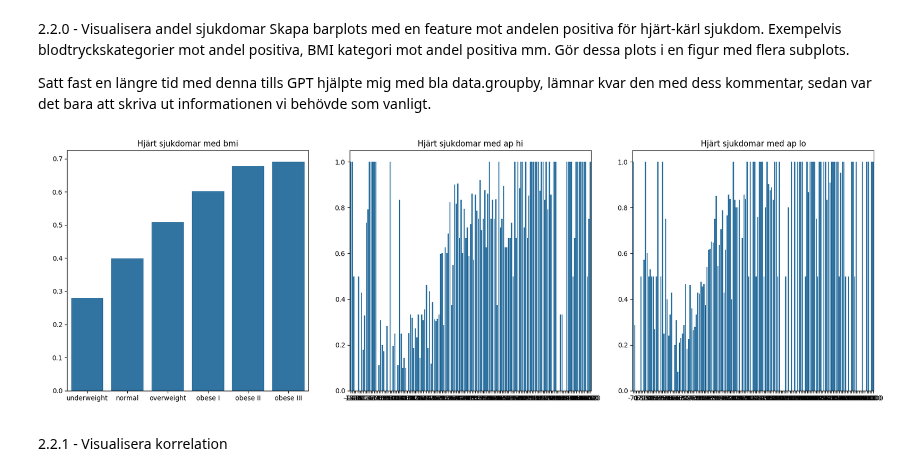
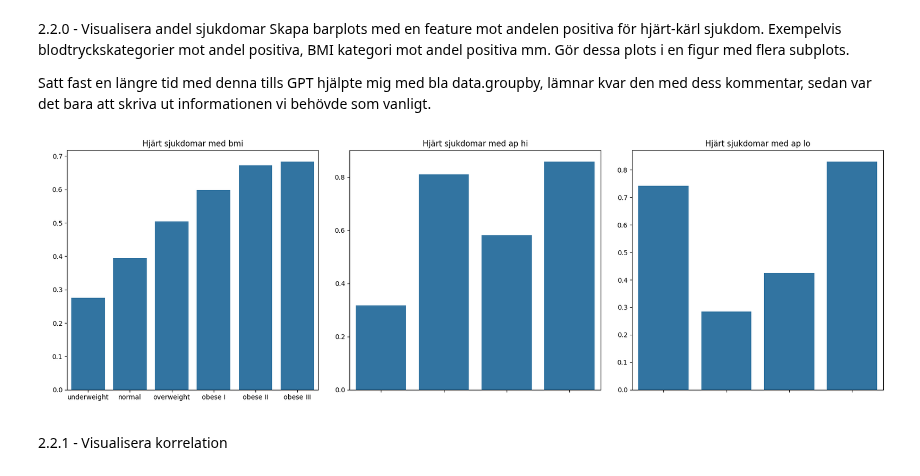
Before and after one commit to Markofbear/AI-Bjorn-Lagerblad-OPA23, a Jupyter notebook: labs/labb1/labb1.ipynb, the cells around one changed output. Saved outputs shown, nothing was run; the diff lists cells and outputs as text; code cells hidden in the pictures.

```diff
--- a/labs/labb1/labb1.ipynb
+++ b/labs/labb1/labb1.ipynb
@@ -731,33 +731,30 @@ mot andel positiva, BMI kategori mot andel positiva mm. Gör dessa plots i en fi
 
 Satt fast en längre tid med denna tills GPT hjälpte mig med bla data.groupby, lämnar kvar den med dess kommentar, sedan var det bara att skriva ut informationen vi behövde som vanligt.
 # %%
-
-# Calculate the prevalence of cardiovascular diseases within each bin
-bmi_agg = data.groupby("bmi_category", observed=True)["cardio"].mean().reset_index()
-ap_hi_agg = data.groupby("ap_hi", observed=True)["cardio"].mean().reset_index()
-ap_lo_agg = data.groupby("ap_lo", observed=True)["cardio"].mean().reset_index()
-
+# Plotting
 fig, ax = plt.subplots(1, 3, figsize=(18, 6))
 
 sns.barplot(x="bmi_category", y="cardio", data=bmi_agg, ax=ax[0])
 ax[0].set_title("Hjärt sjukdomar med bmi")
 ax[0].set_ylabel(" ")
 ax[0].set_xlabel(" ")
 
-sns.barplot(x="ap_hi", y="cardio", data=ap_hi_agg, ax=ax[1])
+sns.barplot(x=ap_hi_bins, y="cardio", data=ap_hi_agg, ax=ax[1])
 ax[1].set_title("Hjärt sjukdomar med ap hi")
 ax[1].set_ylabel(" ")
 ax[1].set_xlabel(" ")
+ax[1].set_xticklabels([])  # Remove x-axis labels
 
-sns.barplot(x="ap_lo", y="cardio", data=ap_lo_agg, ax=ax[2])
+sns.barplot(x=ap_lo_bins, y="cardio", data=ap_lo_agg, ax=ax[2])
 ax[2].set_title("Hjärt sjukdomar med ap lo")
 ax[2].set_ylabel(" ")
 ax[2].set_xlabel(" ")
+ax[2].set_xticklabels([])  # Remove x-axis labels
 
 plt.tight_layout()
 plt.show()
 # %% [output]
-[figure, old version]
+[figure, new version]
 # %% [markdown]
 2.2.1 - Visualisera korrelation
 # %%
```
Also changed, not shown: parts of 4 cells of this notebook.
